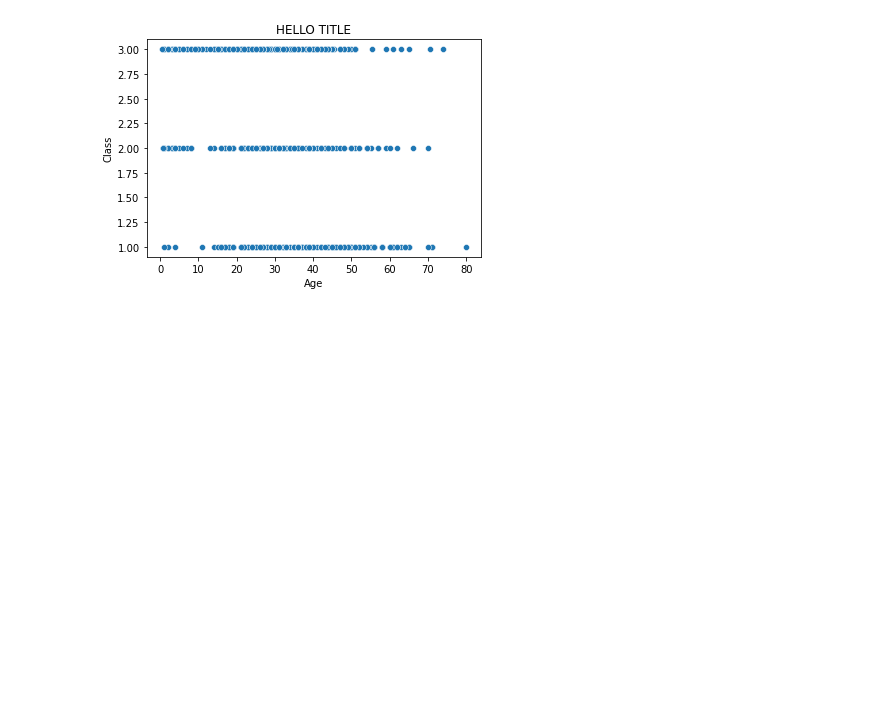
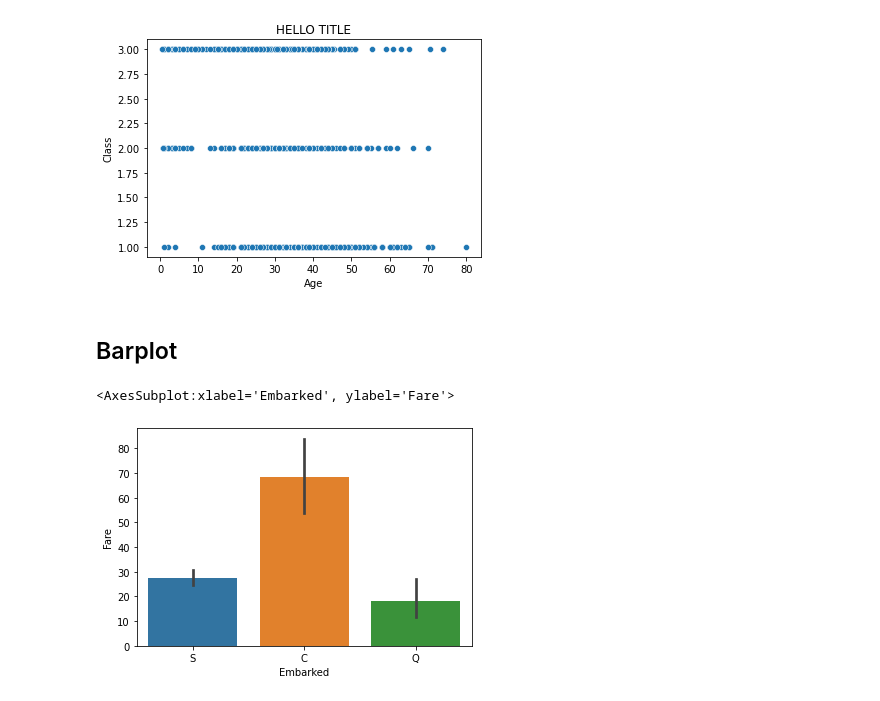
Before and after one commit to enricogoerlitz/DevTed-DS, a Jupyter notebook: dev_devted.ipynb, the cells around one changed output. Drawn from its saved outputs; the diff is of its cells as text; code cells hidden in the pictures; blank space fills up the shorter version.

Commit message:
tests and some plots added

```diff
--- a/dev_devted.ipynb
+++ b/dev_devted.ipynb
@@ -261,3 +261,10 @@ scatterplot(x="Age", y="Pclass", data=df, ylabel="class", set_kwargs={"title": "
 # %% [output]
 <AxesSubplot:title={'center':'HELLO TITLE'}, xlabel='Age', ylabel='Class'>
 [figure]
+# %% [markdown]
+## Barplot
+# %%
+sns.barplot(x="Embarked", y="Fare", data=df)
+# %% [output]
+<AxesSubplot:xlabel='Embarked', ylabel='Fare'>
+[figure, added]
```
Also changed, not shown: parts of 2 cells of this notebook, 3 other files.
